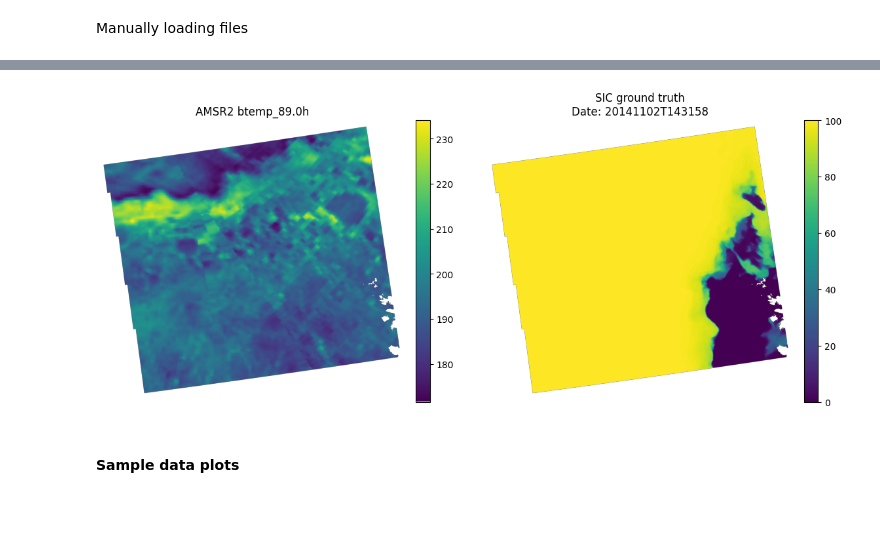
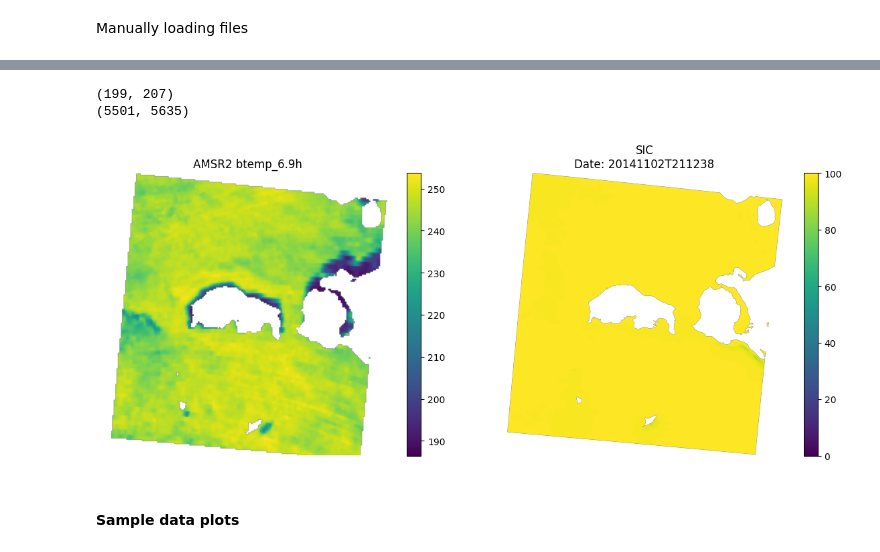
Before and after one commit to NinnaL/Master-thesis---Super-resolution-sea-ice-concentration-using-generative-AI, a Jupyter notebook: Code/data_explorer.ipynb, the cells around one changed output, grey strips where cells are left out. Saved outputs shown, nothing was run; the diff lists cells and outputs as text; code cells hidden in the pictures; blank space fills up the shorter version.

```diff
--- a/Code/data_explorer.ipynb
+++ b/Code/data_explorer.ipynb
@@ -48,8 +52,8 @@ Manually loading files
 # %%
-amsr2_file = sic_loader.get_matched_pairs_info()[0]['amsr2_files'][0]
+amsr2_file = sic_loader.get_matched_pairs_info()[2]['amsr2_files'][0]
 # amsr2_file = "\\\\?\\" + os.path.abspath(Path(amsr2_file).as_posix())
 
-sic_file = sic_loader.get_matched_pairs_info()[0]['sic_files'][0]
+sic_file = sic_loader.get_matched_pairs_info()[2]['sic_files'][0]
 # sic_file = "\\\\?\\" + os.path.abspath(Path(sic_file).as_posix())
 
 print(f"AMSR2 file: {amsr2_file}")
@@ -61,6 +65,8 @@ SIC file: /dmidata/projects/asip-cms/reproc/2014/11/02/S1A_EW_GRDM_1SDH_20141102
 ds_amsr = _load_amsr2(amsr2_file, sic_loader.date_pattern)
 # print(ds_amsr)
 ds_sic = _load_sic(sic_file, sic_loader.date_pattern)
+nodata_mask = (ds_sic['band']['band_1'] == 255) | np.isnan(ds_sic['band']['band_1'])
+ds_sic['band']['band_1'] = np.where(nodata_mask, np.nan, ds_sic['band']['band_1'])
 # print(ds_sic)
 # %%
 # ds_amsr = xr.load_dataset(amsr2_file, engine='netcdf4')
@@ -168,35 +119,47 @@ AttributeError: 'dict' object has no attribute 'isel'
+# %%
+print(ds_amsr['frequencies']['btemp_89.0h'].shape)
+print(ds_sic['band']['band_1'].shape)
+# %% [output]
+(199, 207)
+(5501, 5635)
 # %%
-amsr_data = ds_amsr['frequencies']['btemp_89.0h']
-sic_data  = ds_sic['band']['band_1']
+amsr_data = ds_amsr['frequencies']['btemp_89.0v'][::-1,:]
+sic_data  = ds_sic['band']['band_2']
 
-# Upsample AMSR2 to SIC size
-from scipy.ndimage import zoom
-zoom_factors = (sic_data.shape[0] / amsr_data.shape[0],
-                sic_data.shape[1] / amsr_data.shape[1])
-amsr_upsampled = zoom(amsr_data, zoom_factors, order=1)
+extent = [ds_sic['bbox'][0], ds_sic['bbox'][2], ds_sic['bbox'][1], ds_sic['bbox'][3]]
 
-# Mask: nodata is 255 or nan
+
+zoom_factors = (sic_data.shape[0] // amsr_data.shape[0],
+                sic_data.shape[1] // amsr_data.shape[1])
+# sic_downsampled = zoom(sic_data, zoom_factors, order=1)
+
+from skimage.transform import downscale_local_mean
+# # Mask: nodata is 255 or nan
 nodata_mask = (sic_data == 255) | np.isnan(sic_data)
-amsr_masked = np.where(nodata_mask, np.nan, amsr_upsampled)
-sic_masked  = np.where(nodata_mask, np.nan, sic_data)
+nodata_mask = downscale_local_mean(nodata_mask.astype(float), zoom_factors).astype(bool)
+nodata_mask = nodata_mask[:amsr_data.shape[0], :amsr_data.shape[1]]
+amsr_masked = np.where(nodata_mask, np.nan, amsr_data)
+# sic_masked  = np.where(nodata_mask, np.nan, sic_data)
 
 # Plot
-fig, axes = plt.subplots(1, 2, figsize=(12, 5))
+fig, axes = plt.subplots(1, 2, figsize=(12, 5), subplot_kw={'projection': data_crs})
 
-im0 = axes[0].imshow(amsr_masked, cmap='viridis')
-axes[0].set_title('AMSR2 btemp_89.0h')
+im0 = axes[0].imshow(amsr_masked, cmap='viridis', extent=extent, transform=data_crs)
+# axes[0].add_feature(cfeature.LAND, facecolor='gray', zorder=0)
+# axes[0].coastlines(resolution='10m', color='black', linewidth=1)
+axes[0].set_title('AMSR2 btemp_6.9h')
 axes[0].axis('off')
 plt.colorbar(im0, ax=axes[0], fraction=0.046, pad=0.04)
 
-im1 = axes[1].imshow(sic_masked, cmap='viridis', vmin=0, vmax=100)
-axes[1].set_title(f"SIC ground truth\nDate: {ds_sic['time']}")
+im1 = axes[1].imshow(ds_sic['band']['band_1'], cmap='viridis', vmin=0, vmax=100, extent=extent, transform=data_crs)
+axes[1].set_title(f"SIC\nDate: {ds_sic['time']}")
 axes[1].axis('off')
 plt.colorbar(im1, ax=axes[1], fraction=0.046, pad=0.04)
 
 plt.tight_layout()
 plt.show()
 # %% [output]
-[figure, old version]
+[figure, new version]
 # %% [markdown]
 #### Sample data plots
 # %%
```
Also changed, not shown: parts of 14 cells of this notebook, 11 other files.
